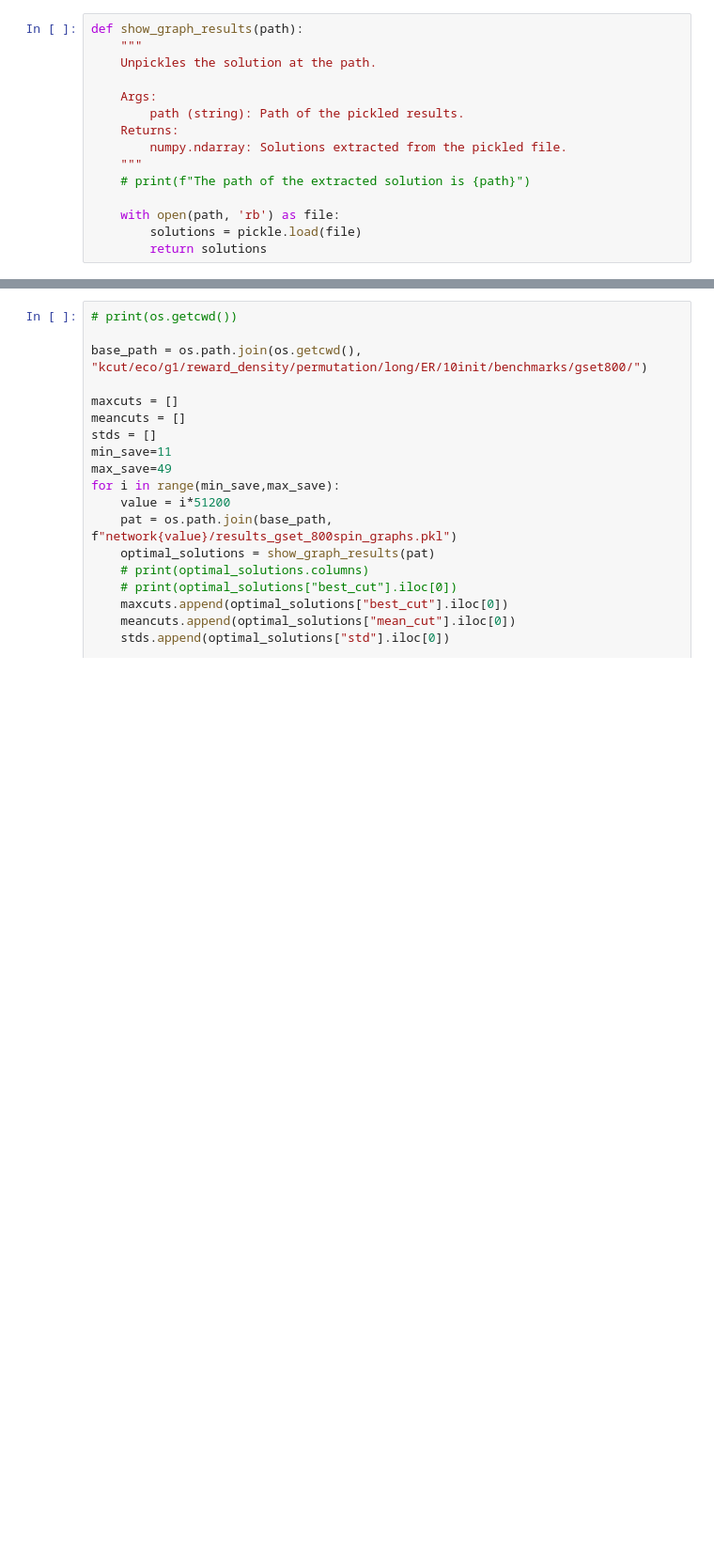
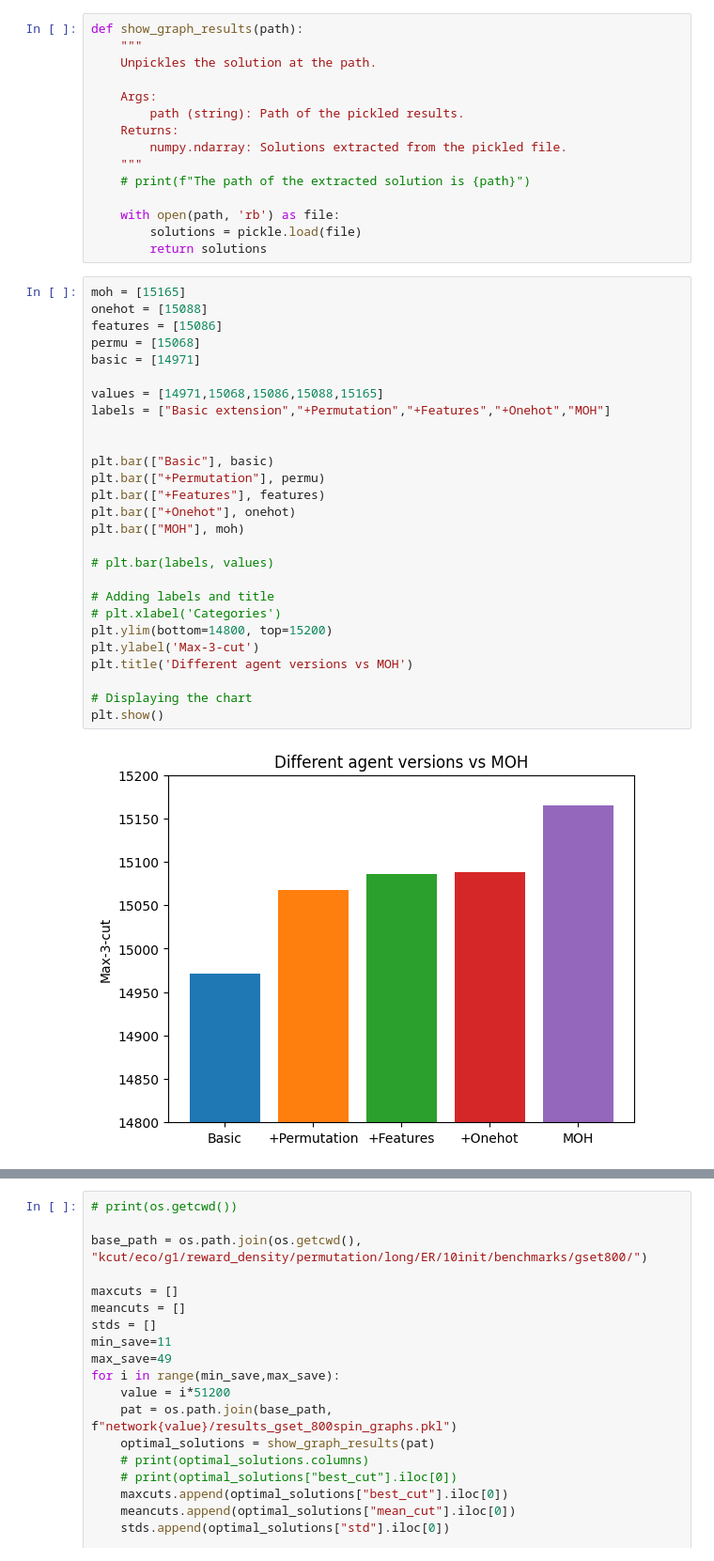
Before and after one commit to Gatorino/eco-dqn, a Jupyter notebook: plots.ipynb, the cells around one changed output, grey strips where cells are left out. Shown: that part at 94% size. Drawn from its saved outputs; the diff is of its cells as text; blank space fills up the shorter version.

```diff
--- a/plots.ipynb
+++ b/plots.ipynb
@@ -19,3 +19,32 @@ def show_graph_results(path):
     with open(path, 'rb') as file:
         solutions = pickle.load(file)
         return solutions
+# %%
+moh = [15165]
+onehot = [15088]
+features = [15086]
+permu = [15068]
+basic = [14971]
+
+values = [14971,15068,15086,15088,15165]
+labels = ["Basic extension","+Permutation","+Features","+Onehot","MOH"]
+
+
+plt.bar(["Basic"], basic)
+plt.bar(["+Permutation"], permu)
+plt.bar(["+Features"], features)
+plt.bar(["+Onehot"], onehot)
+plt.bar(["MOH"], moh)
+
+# plt.bar(labels, values)
+
+# Adding labels and title
+# plt.xlabel('Categories')
+plt.ylim(bottom=14800, top=15200)
+plt.ylabel('Max-3-cut')
+plt.title('Different agent versions vs MOH')
+
+# Displaying the chart
+plt.show()
+# %% [output]
+[figure, added]
```
Also changed, not shown: parts of 3 cells of this notebook.
